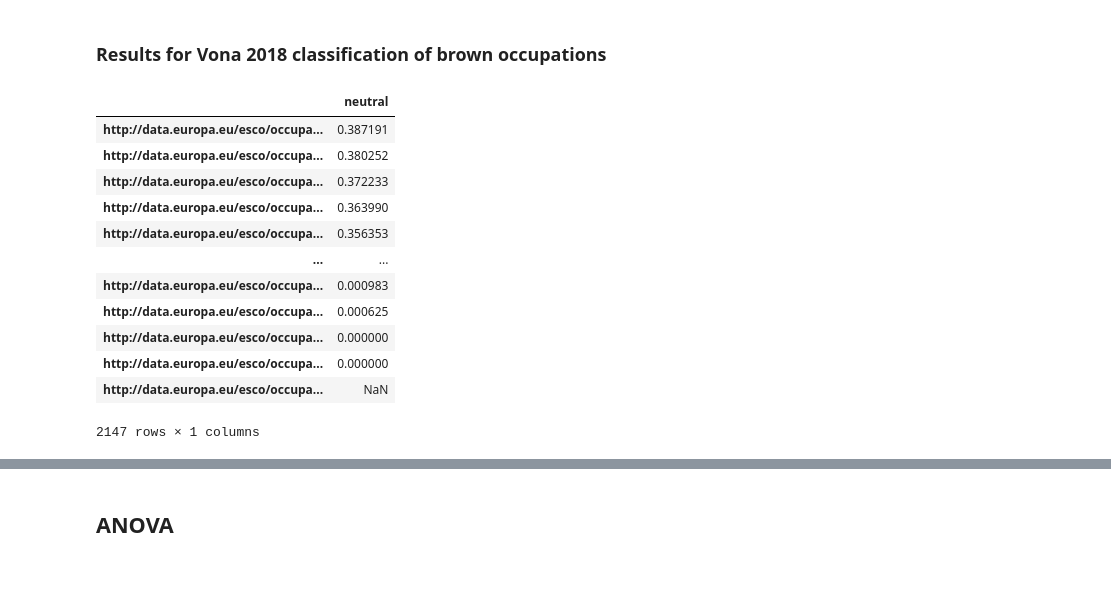
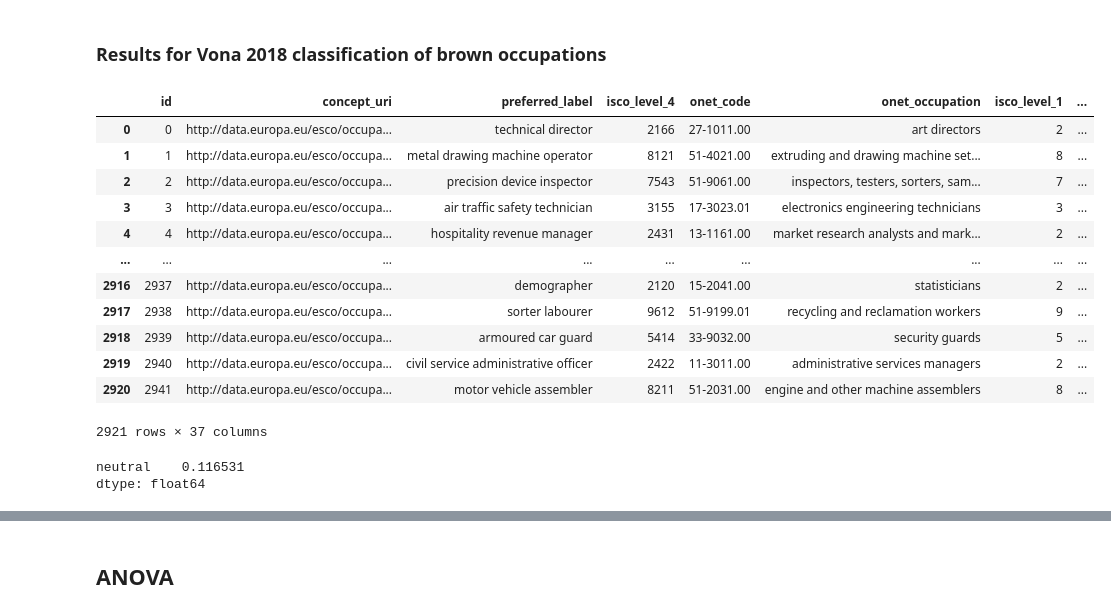
Before and after one commit to derpyninja/rejet, a Jupyter notebook: notebooks/11-fz-coreness-visualisations.ipynb, the cells around one changed output, grey strips where cells are left out. Cells and saved outputs as stored; diff of their text form; code cells hidden in the pictures; blank space fills up the shorter version.

```diff
--- a/notebooks/11-fz-coreness-visualisations.ipynb
+++ b/notebooks/11-fz-coreness-visualisations.ipynb
@@ -365,6 +361,27 @@ sns.despine()
 [figure]
 # %% [markdown]
 ### Results for Vona 2018 classification of brown occupations
+# %%
+df_metadata = pd.read_csv(
+    os.path.join(data_interim, "ESCO_ONET_METADATA_gbn.csv"),
+    index_col=0
+)
+
+df_metadata
+# %% [output]
+|  | id | concept_uri | preferred_label | isco_level_4 | onet_code | onet_occupation | isco_level_1 | ... |
+| 0 | 0 | http://data.europa.eu/esco/occupa... | technical director | 2166 | 27-1011.00 | art directors | 2 | ... |
+| 1 | 1 | http://data.europa.eu/esco/occupa... | metal drawing machine operator | 8121 | 51-4021.00 | extruding and drawing machine set... | 8 | ... |
+| 2 | 2 | http://data.europa.eu/esco/occupa... | precision device inspector | 7543 | 51-9061.00 | inspectors, testers, sorters, sam... | 7 | ... |
+| 3 | 3 | http://data.europa.eu/esco/occupa... | air traffic safety technician | 3155 | 17-3023.01 | electronics engineering technicians | 3 | ... |
+| 4 | 4 | http://data.europa.eu/esco/occupa... | hospitality revenue manager | 2431 | 13-1161.00 | market research analysts and mark... | 2 | ... |
+| ... | ... | ... | ... | ... | ... | ... | ... | ... |
+| 2916 | 2937 | http://data.europa.eu/esco/occupa... | demographer | 2120 | 15-2041.00 | statisticians | 2 | ... |
+| 2917 | 2938 | http://data.europa.eu/esco/occupa... | sorter labourer | 9612 | 51-9199.01 | recycling and reclamation workers | 9 | ... |
+| 2918 | 2939 | http://data.europa.eu/esco/occupa... | armoured car guard | 5414 | 33-9032.00 | security guards | 5 | ... |
+| 2919 | 2940 | http://data.europa.eu/esco/occupa... | civil service administrative officer | 2422 | 11-3011.00 | administrative services managers | 2 | ... |
+| 2920 | 2941 | http://data.europa.eu/esco/occupa... | motor vehicle assembler | 8211 | 51-2031.00 | engine and other machine assemblers | 8 | ... |
+2921 rows × 37 columns
 # %%
 # brown
 res = {}
@@ -392,21 +409,10 @@ coreness_neutral = pd.DataFrame(res, index=["neutral"]).T.sort_values("neutral",
 # %%
 coreness_brown.mean()
 coreness_green.mean()
-coreness_neutral
+coreness_neutral.mean()
 # %% [output]
-|  | neutral |
-| http://data.europa.eu/esco/occupa... | 0.387191 |
-| http://data.europa.eu/esco/occupa... | 0.380252 |
-| http://data.europa.eu/esco/occupa... | 0.372233 |
-| http://data.europa.eu/esco/occupa... | 0.363990 |
-| http://data.europa.eu/esco/occupa... | 0.356353 |
-| ... | ... |
-| http://data.europa.eu/esco/occupa... | 0.000983 |
-| http://data.europa.eu/esco/occupa... | 0.000625 |
-| http://data.europa.eu/esco/occupa... | 0.000000 |
-| http://data.europa.eu/esco/occupa... | 0.000000 |
-| http://data.europa.eu/esco/occupa... | NaN |
-2147 rows × 1 columns
+neutral    0.116531
+dtype: float64
 # %%
 dfc = pd.DataFrame(df_metadata.concept_uri)
 dfc.index = dfc.concept_uri
```
Also changed, not shown: parts of 19 cells of this notebook, 26 other files.
